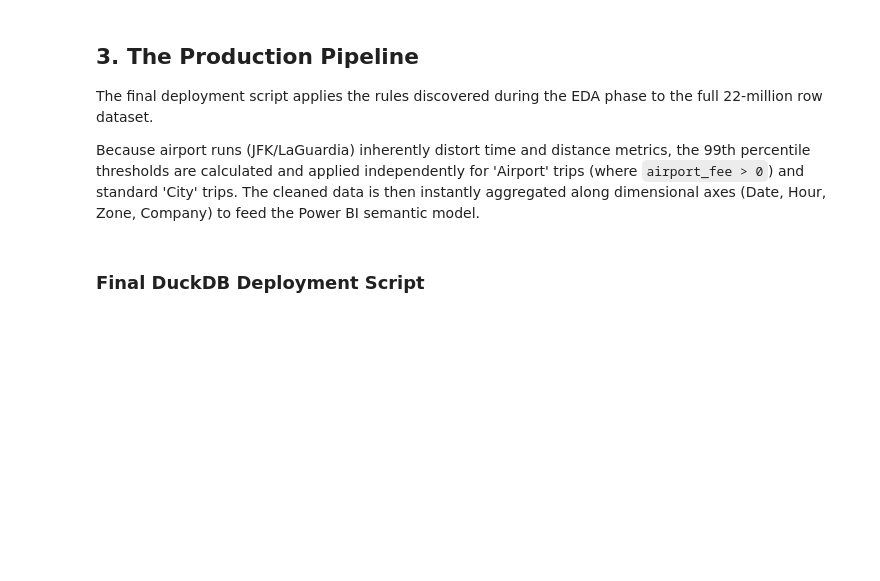
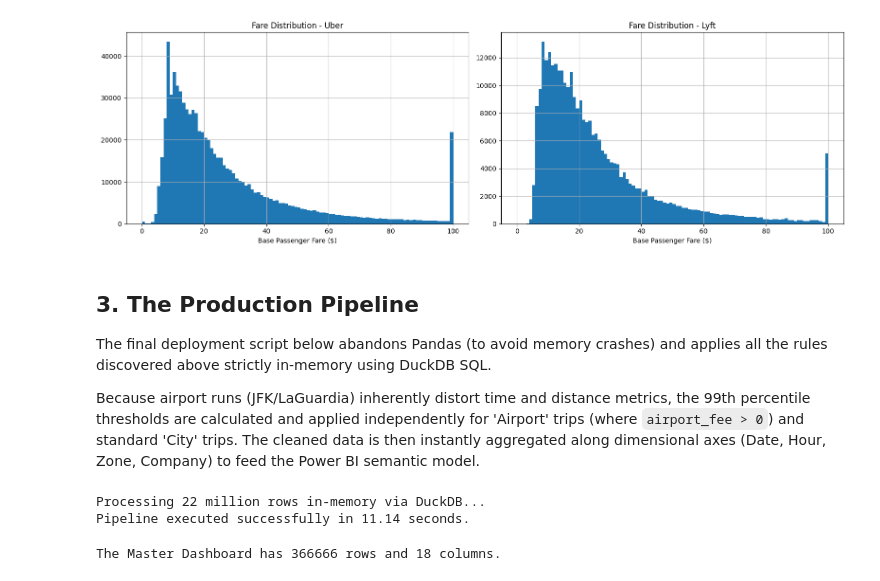
Before and after one commit to Taha-Bahaa/NYC-Ride-Hailing-Analysis, a Jupyter notebook: Technical_Architecture_and_Pipeline.ipynb, the cells around one changed output. Cells and saved outputs as stored; diff of their text form; code cells hidden in the pictures; blank space fills up the shorter version.

```diff
--- a/Technical_Architecture_and_Pipeline.ipynb
+++ b/Technical_Architecture_and_Pipeline.ipynb
@@ -28,0 +38,13 @@ Visualizing the distribution of base fares versus trip miles revealed a heavy ri
+# %%
+# 1. Checking Negative Fares
+negative_fares = sample_df[sample_df['base_passenger_fare'] < 0]
+print(f"Rows with negative fares: {len(negative_fares)}")
+
+# 2. Checking Zero Mileage (Teleports)
+suspicious_trips = sample_df[sample_df['trip_miles'] <= 0]
+print(f"Rows with zero mileage: {len(suspicious_trips)}")
+
+# 3. Checking Impossible City Speeds (>50 mph proxy)
+sample_df['avg_speed'] = sample_df['trip_miles'] / (sample_df['trip_time'] / 3600)
+impossible_speed = sample_df[sample_df['avg_speed'] > 50]
+print(f"Rows with abnormal speeds (>50mph proxy): {len(impossible_speed)}")
@@ -28,0 +60,8 @@ Visualizing the distribution of base fares versus trip miles revealed a heavy ri
+# %%
+sample_df['pay_ratio'] = sample_df['driver_pay'] / sample_df['base_passenger_fare'].replace(0, float('nan'))
+
+print(f"Trips where driver earns more than base fare: {len(sample_df[sample_df['pay_ratio'] > 1])}")
+print(f"Trips where driver earns 1.25x+ more than base fare: {len(sample_df[sample_df['pay_ratio'] > 1.25])}")
+print(f"Trips where driver earns 1.5x+ the base fare: {len(sample_df[sample_df['pay_ratio'] > 1.5])}")
+print(f"Trips where driver earns 1.75x+ more than base fare: {len(sample_df[sample_df['pay_ratio'] > 1.75])}")
+print(f"Trips where driver earns 2x+ the base fare: {len(sample_df[sample_df['pay_ratio'] > 2])}")
@@ -29,24 +80,43 @@ Visualizing the distribution of base fares versus trip miles revealed a heavy ri
+# %%
+fig, (uber, lyft) = plt.subplots(nrows=1, ncols=2, figsize=(16, 5))
+
+# Uber Fare Distribution
+uber_df = sample_df[sample_df['hvfhs_license_num'] == 'HV0003']
+uber_df_fares = uber_df['base_passenger_fare'].clip(lower=0, upper=100)
+uber_df_fares.hist(bins=100, ax=uber, alpha=1)
+uber.set_title('Fare Distribution - Uber')
+uber.set_xlabel('Base Passenger Fare ($)')
+
+# Lyft Fare Distribution
+lyft_df = sample_df[sample_df['hvfhs_license_num'] == 'HV0005']
+lyft_df_fares = lyft_df['base_passenger_fare'].clip(lower=0, upper=100)
+lyft_df_fares.hist(bins=100, ax=lyft, alpha=1)
+lyft.set_title('Fare Distribution - Lyft')
+lyft.set_xlabel('Base Passenger Fare ($)')
+
+plt.tight_layout()
+plt.show()
+# %% [output]
+[figure, added]
 # %% [markdown]
 ## 3. The Production Pipeline
-The final deployment script applies the rules discovered during the EDA phase to the full 22-million row dataset.
+The final deployment script below abandons Pandas (to avoid memory crashes) and applies all the rules discovered above strictly in-memory using DuckDB SQL.
 
 Because airport runs (JFK/LaGuardia) inherently distort time and distance metrics, the 99th percentile thresholds are calculated and applied independently for 'Airport' trips (where `airport_fee > 0`) and standard 'City' trips. The cleaned data is then instantly aggregated along dimensional axes (Date, Hour, Zone, Company) to feed the Power BI semantic model.
-# %% [markdown]
-### Final DuckDB Deployment Script
 # %%
 import duckdb
 import time
 
 # Raw TLC HVFHV dataset (22 Million Rows)
-raw_file_path = 'hvfhv_full_dataset.parquet'
-output_file_master = 'Master_Dashboard.csv'
+raw_file_path = r'C:\Users\Rango\Downloads\fhvhv_tripdata_2026-03.parquet'
+output_file_master = r'C:\Users\Rango\Downloads\Master_Dashboard.csv'
 
 print("Processing 22 million rows in-memory via DuckDB...")
 start_time = time.time()
 
 unified_pipeline_query = f"""
 COPY (
-    -- STEP 1: Calculate Segmented Outlier Thresholds (Dynamic 99th Percentile)
+    -- STEP 1: Calculate Segmented Outlier Thresholds
     WITH Thresholds AS (
         SELECT
             CASE WHEN airport_fee > 0 THEN 'Airport' ELSE 'City' END AS trip_segment,
@@ -58,7 +128,7 @@ COPY (
         GROUP BY CASE WHEN airport_fee > 0 THEN 'Airport' ELSE 'City' END
     ),
 
-    -- STEP 2: Apply Physical, Chronological, and "Elbow Method" Constraints
+    -- STEP 2: Apply Physical/Logical Constraints
     CleanedBase AS (
         SELECT *,
                CASE WHEN airport_fee > 0 THEN 'Airport' ELSE 'City' END AS trip_segment
@@ -73,7 +143,7 @@ COPY (
           AND (driver_pay / base_passenger_fare) <= 1.5
     ),
 
-    -- STEP 3: Trim Top 1% Outliers by Segment
+    -- STEP 3: Trim Top 1% Outliers
     FullyCleaned AS (
         SELECT c.* EXCLUDE (trip_segment)
         FROM CleanedBase c
@@ -85,7 +155,7 @@ COPY (
           AND c.driver_pay <= t.p99_driver_pay
     )
 
-    -- STEP 4: Dimensional Pre-Aggregation for Power BI
+    -- STEP 4: This is now the ONLY select inside the COPY
     SELECT
         CAST(request_datetime AS DATE) AS request_date,
         DAYNAME(request_datetime) AS day_of_week,
@@ -97,7 +167,6 @@ COPY (
              WHEN hvfhs_license_num = 'HV0005' THEN 'Lyft'
              ELSE hvfhs_license_num END AS company,
 
-        -- Volume & Wait Time Metrics
         COUNT(*) AS trip_volume,
         AVG(date_diff('minute', request_datetime, on_scene_datetime)) AS avg_driver_travel_time,
         AVG(date_diff('minute', on_scene_datetime, pickup_datetime)) AS avg_passenger_boarding_time,
@@ -105,7 +174,6 @@ COPY (
         SUM(CASE WHEN shared_request_flag = 'Y' THEN 1 ELSE 0 END) AS total_shared_requests,
         SUM(CASE WHEN shared_match_flag = 'Y' THEN 1 ELSE 0 END) AS total_shared_matches,
 
-        -- Financial Metrics
         SUM(base_passenger_fare) AS total_revenue,
         AVG(tips) AS avg_tip_amount,
         SUM(tips) AS total_tips,
@@ -115,12 +183,18 @@ COPY (
     FROM FullyCleaned
     WHERE PULocationID IS NOT NULL
       AND PULocationID NOT IN (1, 264, 265)
-    GROUP BY
-        request_date, day_of_week, day_type, hour_of_day, PULocationID, company
-
+    GROUP BY ALL -- 'GROUP BY ALL' is a clean DuckDB shortcut
 ) TO '{output_file_master}' (HEADER, DELIMITER ',');
 """
 
 duckdb.sql(unified_pipeline_query)
 end_time = time.time()
 print(f"Pipeline executed successfully in {round(end_time - start_time, 2)} seconds.")
+# %% [output]
+Processing 22 million rows in-memory via DuckDB...
+Pipeline executed successfully in 11.14 seconds.
+# %%
+Master_dashboard = pd.read_csv(r'C:\Users\Rango\Downloads\Master_Dashboard.csv')
+print(f"The Master Dashboard has {Master_dashboard.shape[0]} rows and {Master_dashboard.shape[1]} columns.")
+# %% [output]
+The Master Dashboard has 366666 rows and 18 columns.
```
Also changed, not shown: parts of 10 cells of this notebook.
